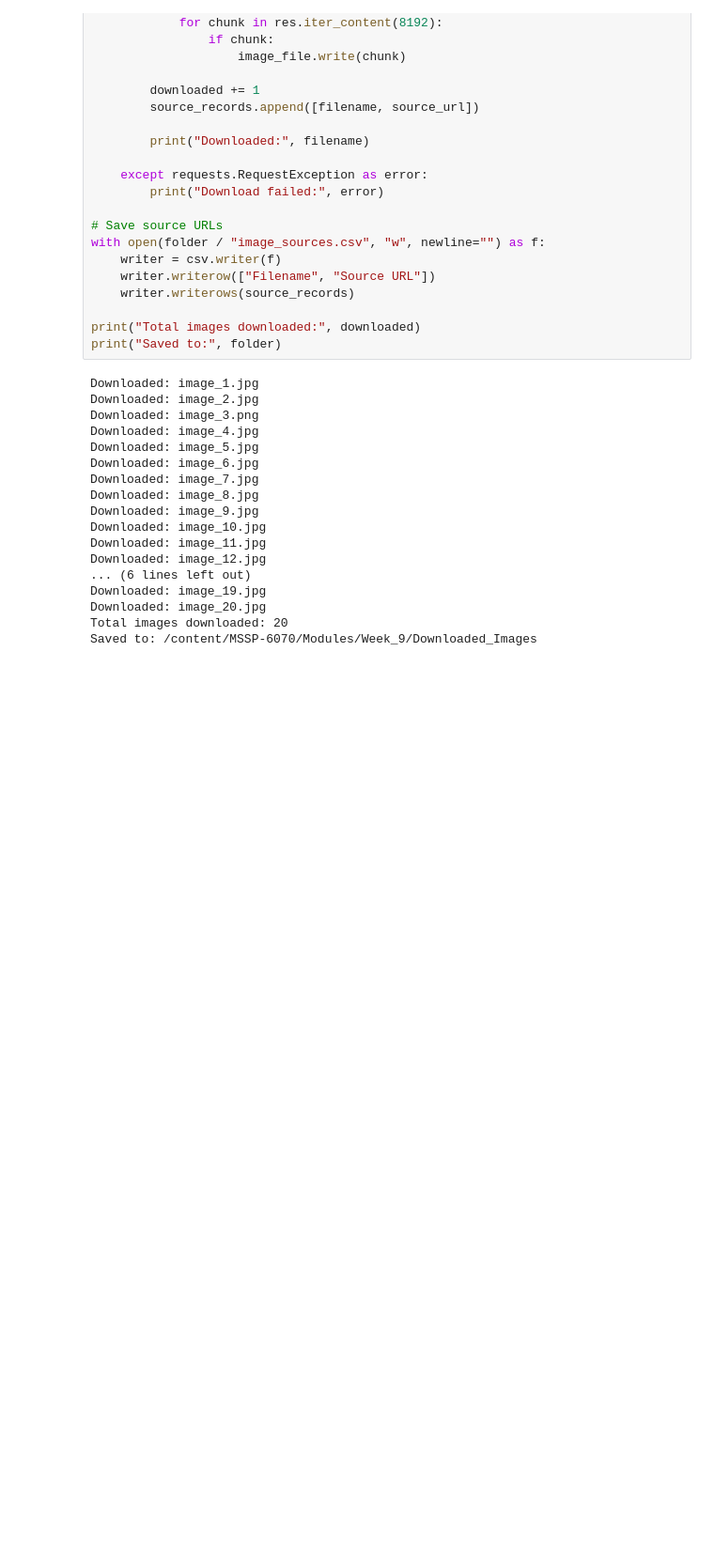
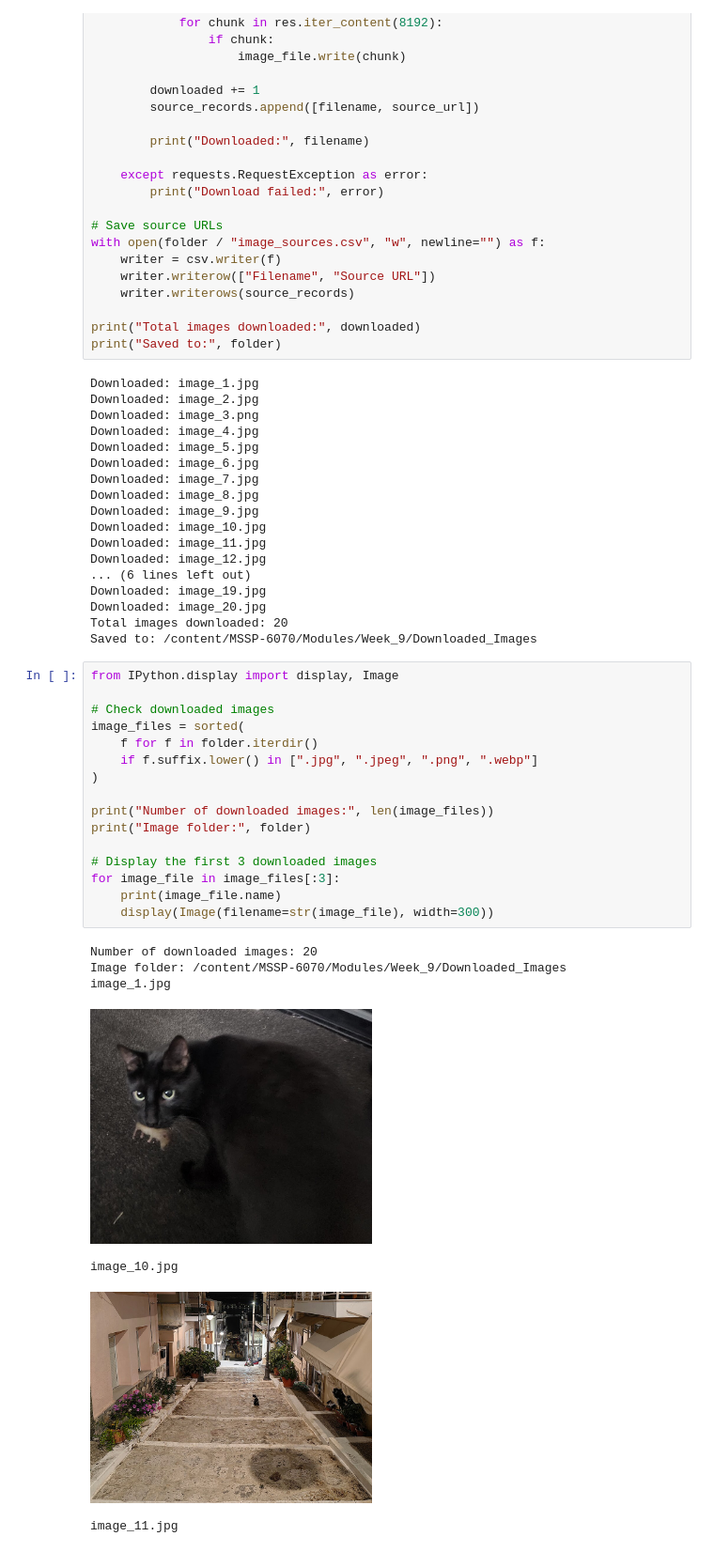
Before and after one commit to yang200212/MSSP-6070, a Jupyter notebook: Modules/Week_9/PARTICIPATION_ACTIVITY_Week_9.ipynb, the cells around one changed output. Shown at 94% size. Cells and saved outputs as stored; diff of their text form; blank space fills up the shorter version.

Commit message:
imported from Colab

```diff
--- a/Modules/Week_9/PARTICIPATION_ACTIVITY_Week_9.ipynb
+++ b/Modules/Week_9/PARTICIPATION_ACTIVITY_Week_9.ipynb
@@ -172,3 +179,27 @@ Downloaded: image_19.jpg
 Downloaded: image_20.jpg
 Total images downloaded: 20
 Saved to: /content/MSSP-6070/Modules/Week_9/Downloaded_Images
+# %%
+from IPython.display import display, Image
+
+# Check downloaded images
+image_files = sorted(
+    f for f in folder.iterdir()
+    if f.suffix.lower() in [".jpg", ".jpeg", ".png", ".webp"]
+)
+
+print("Number of downloaded images:", len(image_files))
+print("Image folder:", folder)
+
+# Display the first 3 downloaded images
+for image_file in image_files[:3]:
+    print(image_file.name)
+    display(Image(filename=str(image_file), width=300))
+# %% [output]
+Number of downloaded images: 20
+Image folder: /content/MSSP-6070/Modules/Week_9/Downloaded_Images
+image_1.jpg
+[figure, added]
+image_10.jpg
+[figure, added]
+image_11.jpg
```
Also changed, not shown: parts of 2 cells of this notebook.
